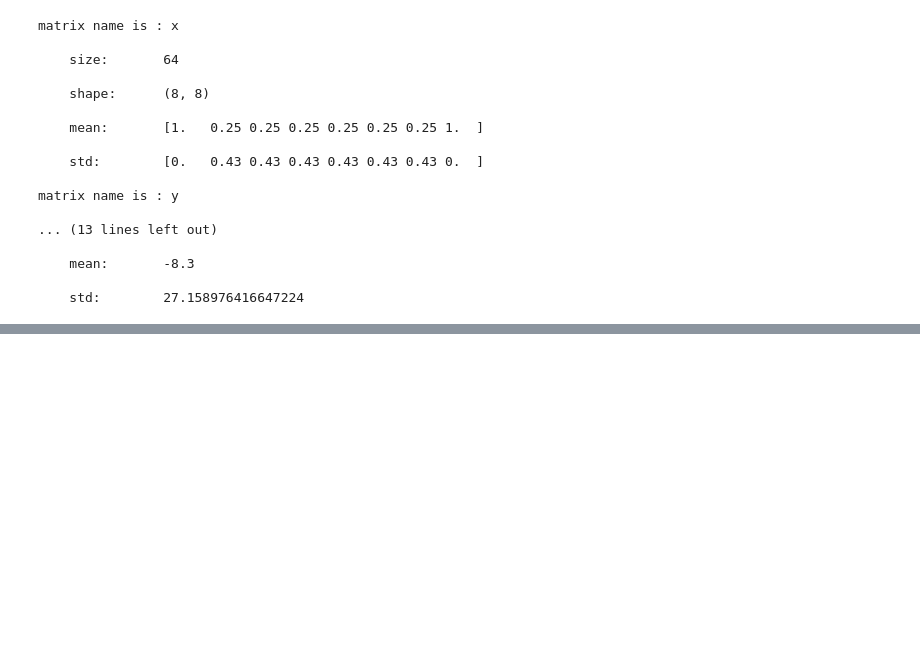
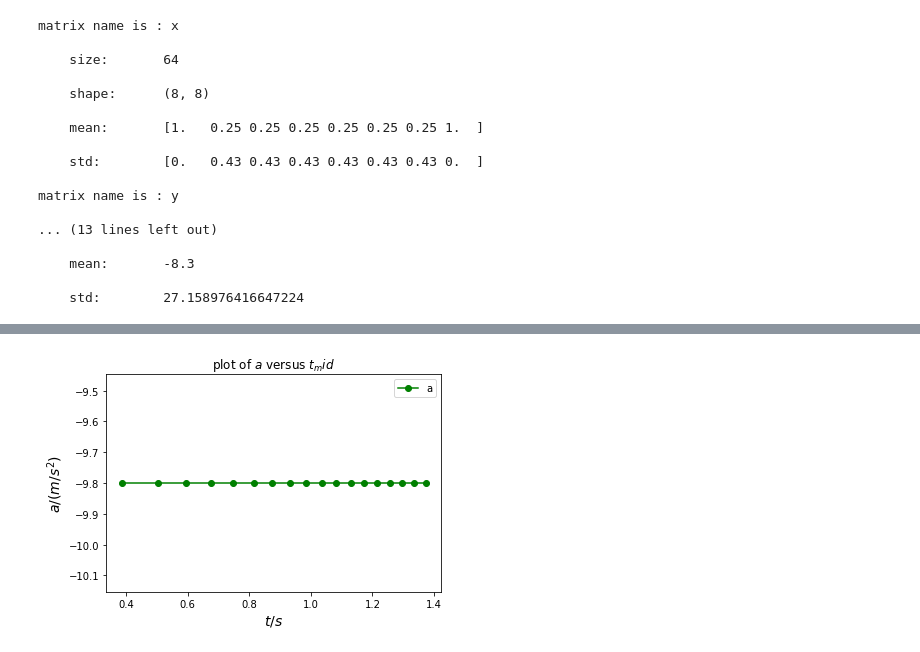
Before and after one commit to VIoletYisi/CaiJiBaoTuan, a Jupyter notebook: Violet_Yisi/Homework/Second/Homework.ipynb, the cells around one changed output, grey strips where cells are left out. Saved outputs shown, nothing was run; the diff lists cells and outputs as text; code cells hidden in the pictures; blank space fills up the shorter version.

```diff
--- a/Violet_Yisi/Homework/Second/Homework.ipynb
+++ b/Violet_Yisi/Homework/Second/Homework.ipynb
@@ -105,0 +220,6 @@ n       p                       n p
+# %%
+t_mid=np.zeros(19,)
+for i in range(19):
+    t_mid[i] = (t[i] + t[i + 1]) / 2
+a = np.diff(v_average) / np.diff(t_mid)
+print(a)
@@ -105,0 +240,10 @@ n       p                       n p
+# %%
+plt.plot(t_mid[1:],a,'go-', markevery=1)
+plt.axis('equal')
+plt.title('plot of $a$ versus $t_mid$')
+plt.xlabel('$t /s$',fontsize=14)
+plt.ylabel('$a /(m/s^2)$',fontsize=14)
+plt.legend('a')
+plt.show()
+# %% [output]
+[figure, added]
```
Also changed, not shown: parts of 32 cells of this notebook, 6 other files.
